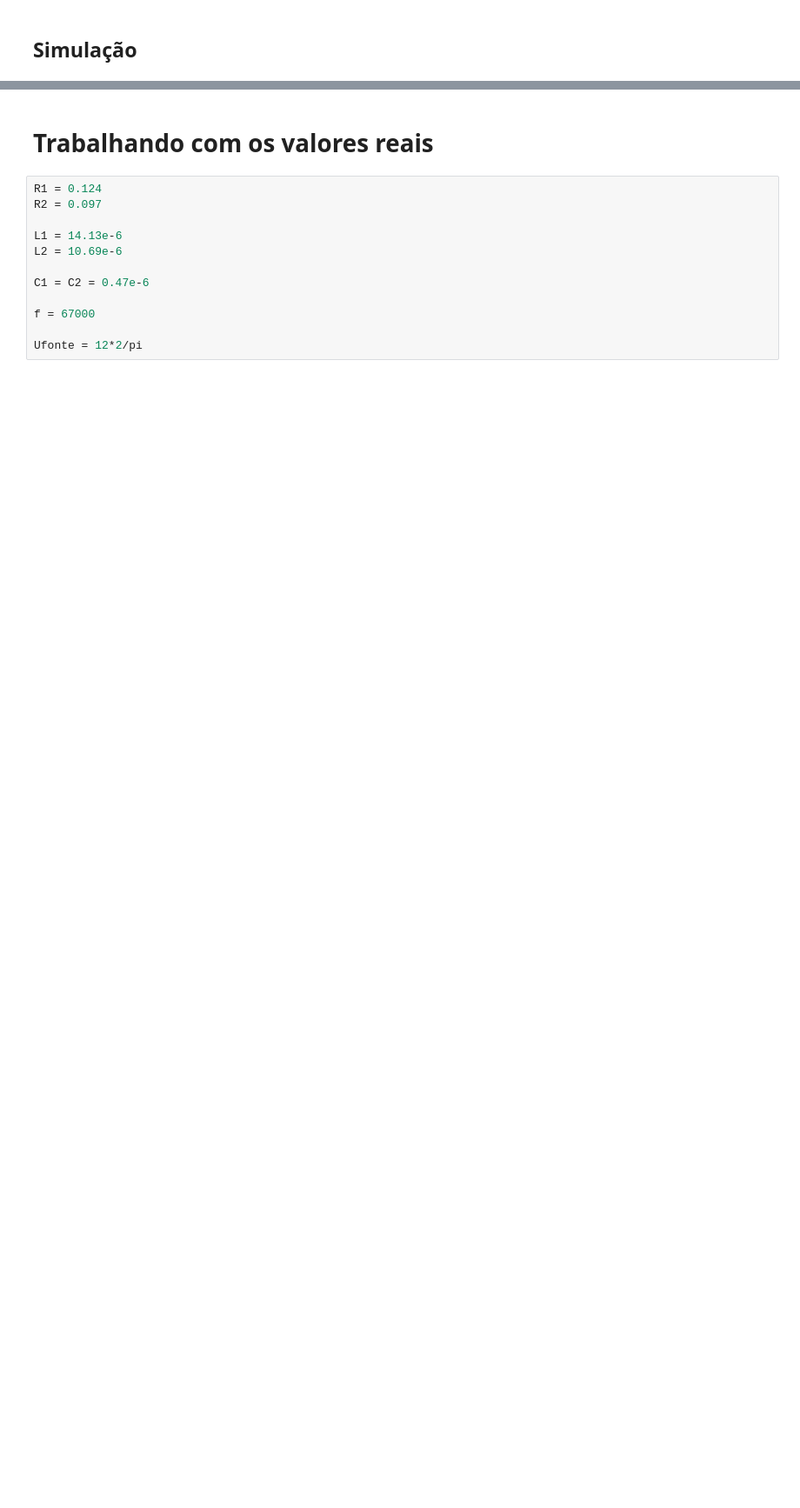
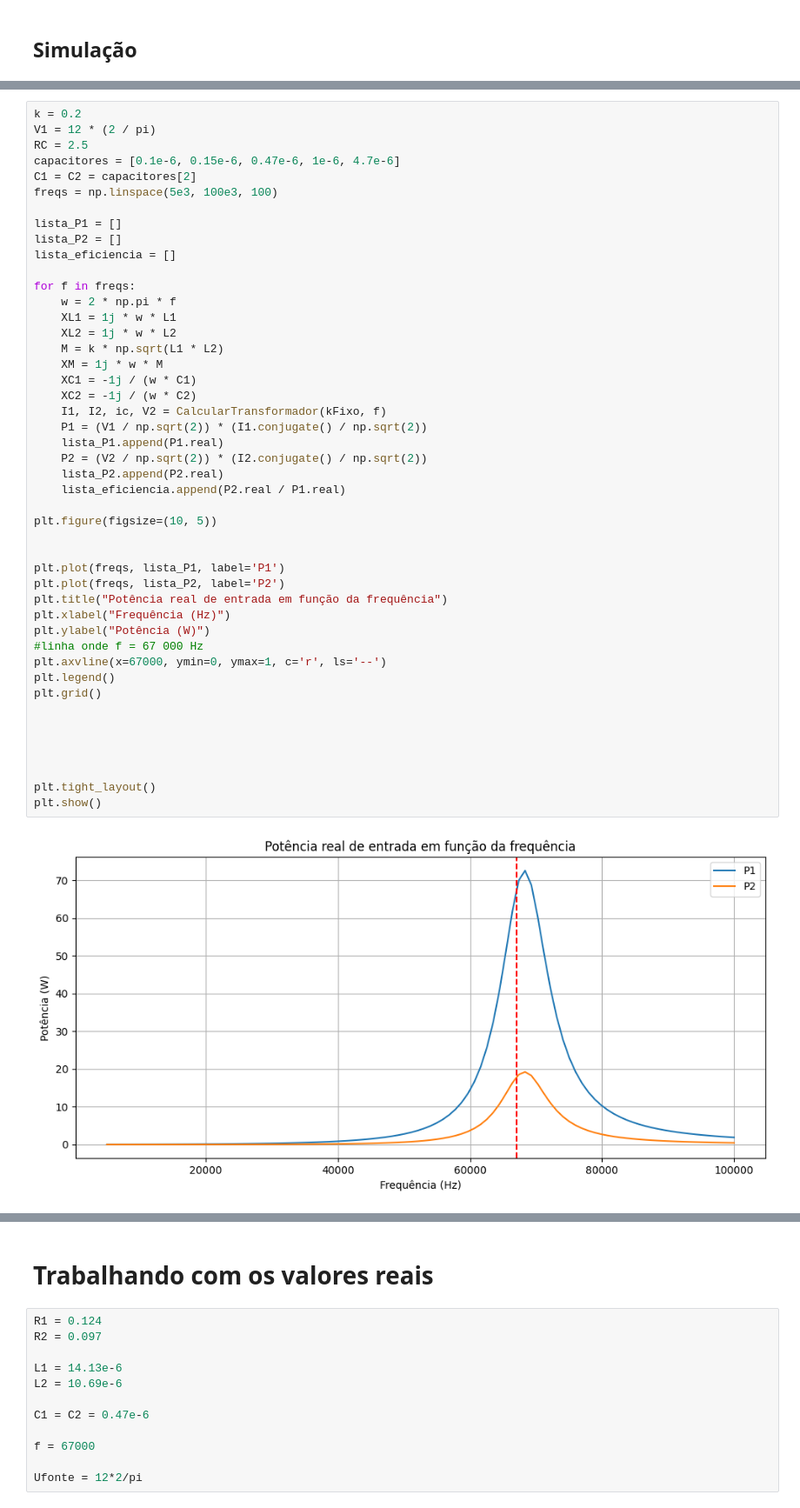
Before and after one commit to pabdutra/eletromag, a Jupyter notebook: projeto.ipynb, the cells around one changed output, grey strips where cells are left out. Shown: that part at 87% size. Saved outputs shown, nothing was run; the diff lists cells and outputs as text; blank space fills up the shorter version.

```diff
--- a/projeto.ipynb
+++ b/projeto.ipynb
@@ -118,3 +134,51 @@ L1 = L2 = 1/((w**2)*C)
 print(f'A indutância ideal é de {L1*1e6:0.2f} µH')
 # %% [output]
 A indutância ideal é de 12.01 µH
+# %%
+k = 0.2
+V1 = 12 * (2 / pi)
+RC = 2.5
+capacitores = [0.1e-6, 0.15e-6, 0.47e-6, 1e-6, 4.7e-6]
+C1 = C2 = capacitores[2]
+freqs = np.linspace(5e3, 100e3, 100)
+
+lista_P1 = []
+lista_P2 = []
+lista_eficiencia = []
+
+for f in freqs:
+    w = 2 * np.pi * f
+    XL1 = 1j * w * L1
+    XL2 = 1j * w * L2
+    M = k * np.sqrt(L1 * L2)
+    XM = 1j * w * M
+    XC1 = -1j / (w * C1)
+    XC2 = -1j / (w * C2)
+    I1, I2, ic, V2 = CalcularTransformador(kFixo, f)
+    P1 = (V1 / np.sqrt(2)) * (I1.conjugate() / np.sqrt(2))
+    lista_P1.append(P1.real)
+    P2 = (V2 / np.sqrt(2)) * (I2.conjugate() / np.sqrt(2))
+    lista_P2.append(P2.real)
+    lista_eficiencia.append(P2.real / P1.real)
+
+plt.figure(figsize=(10, 5))
+
+
+plt.plot(freqs, lista_P1, label='P1')
+plt.plot(freqs, lista_P2, label='P2')
+plt.title("Potência real de entrada em função da frequência")
+plt.xlabel("Frequência (Hz)")
+plt.ylabel("Potência (W)")
+#linha onde f = 67 000 Hz
+plt.axvline(x=67000, ymin=0, ymax=1, c='r', ls='--')
+plt.legend()
+plt.grid()
+
+
+
+
+
+plt.tight_layout()
+plt.show()
+# %% [output]
+[figure, added]
```
Also changed, not shown: parts of 14 cells of this notebook, 11 other files.
